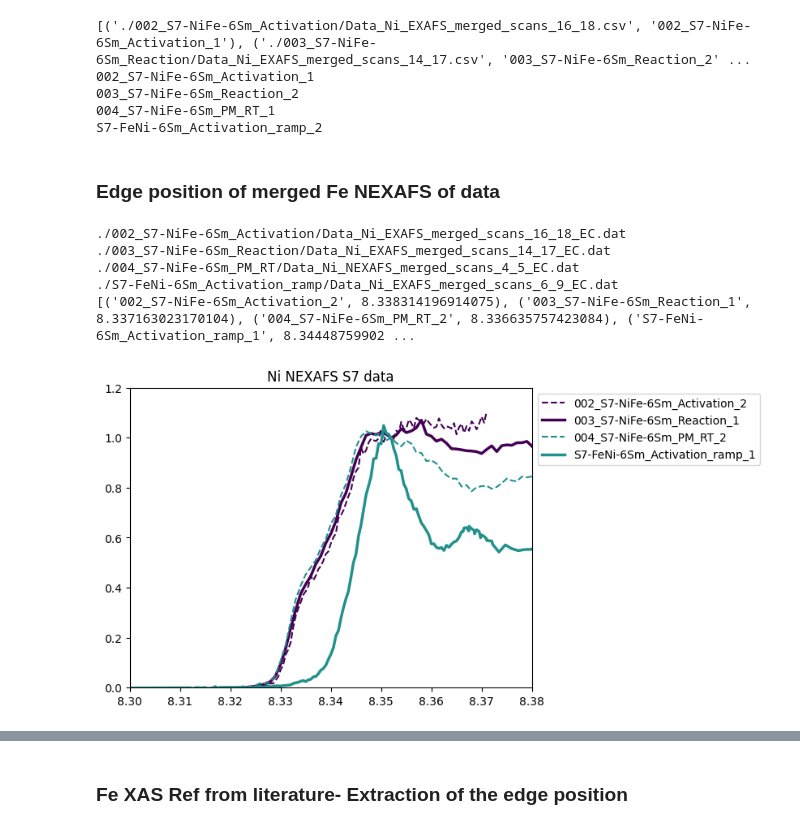
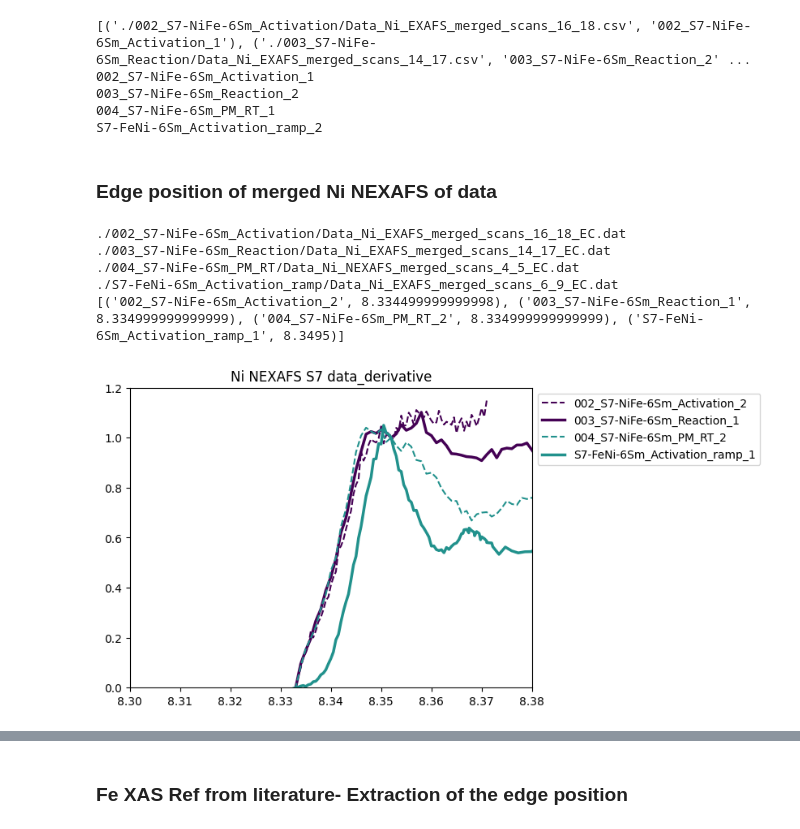
Before and after one commit to raulgarciadiez/myspot_2024_07, a Jupyter notebook: S7-NiFe-6Sm/Summary_plots.ipynb, the cells around one changed output, grey strips where cells are left out. Drawn from its saved outputs; the diff is of its cells as text; code cells hidden in the pictures.

Commit message:
derivative_

```diff
--- a/S7-NiFe-6Sm/Summary_plots.ipynb
+++ b/S7-NiFe-6Sm/Summary_plots.ipynb
@@ -415,11 +453,11 @@ for (lab, en) in energ_calib_Fe_NEXAFS_list:
 #print(sample_condition_list)
 #print(edge_position_list)
 plt.xticks(rotation=45, ha='right')
-plt.ylabel ("Measured energy of the Fe K-edge / eV")
+plt.ylabel ("Measured energy of the Fe K-edge_derivative / eV")
 #plt.savefig('Fe_REF_energy_shift.png')
 
 #Save the edge data in a new file
-filename = label.split('_')[0]+"_Fe_EC_position.dat"  #'sample_data.dat'
+filename = label.split('_')[0]+"_Fe_EC_position_derivative.dat"  #'sample_data.dat'
 #print(filename)
 
 # Writing to csv file
@@ -472,17 +510,18 @@ for idx,(file_path, label) in enumerate(labeled_files):
 004_S7-NiFe-6Sm_PM_RT_1
 S7-FeNi-6Sm_Activation_ramp_2
 # %% [markdown]
-### Edge position of merged Fe NEXAFS of data
+### Edge position of merged Ni NEXAFS of data
 # %%
 #search_string = "Ni_*_merged" #there are NEXAFS and EXAFS file. I will filter this in another way
 search_string_2 = "EC"
 var1="roi4" # diode1 / roiX / ionch1
 var2="mcaLt" # AS_IC / mcaLt mcaRt
 
-monoE_min = 8.322
-monoE_max = 8.352
-#edge = 8.333
-# Ni K-edge is at 7.112 KeV
+monoE_min = 8.333
+monoE_max = 8.352 #8.3455
+
+
+# Ni K-edge is at 8.333 KeV
 
 labeled_files= []
 for root, dirs, files in os.walk("."):
@@ -513,50 +552,54 @@ for idx, (file_path, label) in enumerate(labeled_files):
 
     x = result_df['monoE']
     result_df["I_norm"]=(result_df[f'{var1}/{var2}_mean'] - signal_min)/(signal_max - signal_min)
     y = -0.0*idx + (result_df["I_norm"])
     err = (result_df[f'{var1}/{var2}_std'] - signal_min)/(signal_max - signal_min)
 
+    edge_position = find_edge_position(result_df['monoE'].values, result_df["I_norm"].values, monoE_min, monoE_max)
 
-    target_min = result_df.loc[result_df['monoE'] == closest_monoE1, 'I_norm'].values[0]
-    target_max = result_df.loc[result_df['monoE'] == closest_monoE2, 'I_norm'].values[0]
-    target_value = (target_max - target_min)/2
+    # Use the detected edge position to refine your calibration or other calculations
+    #edge_energy = result_df['monoE'].iloc[edge_position_idx]  # Energy at the detected edge position
+
+    #target_min = result_df.loc[result_df['monoE'] == closest_monoE1, 'I_norm'].values[0]
+    #target_max = result_df.loc[result_df['monoE'] == closest_monoE2, 'I_norm'].values[0]
+    #target_value = (target_max - target_min)/2
 
     ## this adds a constrain that the energy edge value should be between the monoE_min and monoE_max values
-    idx_before = result_df[(result_df["I_norm"] <= target_value) &
-                       (result_df['monoE'] >= monoE_min) &
-                       (result_df['monoE'] <= monoE_max)].index[-1]
+    #idx_before = result_df[(result_df["I_norm"] <= target_value) &
+    #                   (result_df['monoE'] >= monoE_min) &
+    #                   (result_df['monoE'] <= monoE_max)].index[-1]
 
-    idx_after = result_df[(result_df["I_norm"] > target_value) &
-                      (result_df['monoE'] >= monoE_min) &
-                      (result_df['monoE'] <= monoE_max)].index[0]
+    #idx_after = result_df[(result_df["I_norm"] > target_value) &
+    #                  (result_df['monoE'] >= monoE_min) &
+    #                  (result_df['monoE'] <= monoE_max)].index[0]
 
 
-    x0, y0 = result_df.loc[idx_before, "I_norm"], result_df.loc[idx_before, 'monoE']
-    x1, y1 = result_df.loc[idx_after, "I_norm"], result_df.loc[idx_after, 'monoE']
-    interpolated_monoE = y0 + (target_value - x0) * (y1 - y0) / (x1 - x0)
-    energ_calib_Ni_XAFS_list.append((label,float(interpolated_monoE)))
+    #x0, y0 = result_df.loc[idx_before, "I_norm"], result_df.loc[idx_before, 'monoE']
+    #x1, y1 = result_df.loc[idx_after, "I_norm"], result_df.loc[idx_after, 'monoE']
+    #interpolated_monoE = y0 + (target_value - x0) * (y1 - y0) / (x1 - x0)
+    energ_calib_Ni_XAFS_list.append((label,float(edge_position)))
 
 
     if label.endswith('_1'):
         plt.plot(x, y, label=label, linewidth=2.5, color=color)
     elif label.endswith('_2'):
         plt.plot(x, y, color=color, linestyle='--', linewidth=1.5, label=label)
     #plt.fill_between(x, y - err,y + err, color=color, alpha=0.2)
 print(energ_calib_Ni_XAFS_list)
 
 plt.ylim([0,1.2])
 plt.xlim([8.3,8.38])
 plt.legend(loc='upper left', bbox_to_anchor=(1, 1))
-plt.title("Ni NEXAFS S7 data")
+plt.title("Ni NEXAFS S7 data_derivative")
 
-plt.savefig('Ni_NEXAFS_S7_data.png')
+plt.savefig('Ni_NEXAFS_S7_data_derivative.png')
 # %% [output]
 ./002_S7-NiFe-6Sm_Activation/Data_Ni_EXAFS_merged_scans_16_18_EC.dat
 ./003_S7-NiFe-6Sm_Reaction/Data_Ni_EXAFS_merged_scans_14_17_EC.dat
 ./004_S7-NiFe-6Sm_PM_RT/Data_Ni_NEXAFS_merged_scans_4_5_EC.dat
 ./S7-FeNi-6Sm_Activation_ramp/Data_Ni_EXAFS_merged_scans_6_9_EC.dat
-[('002_S7-NiFe-6Sm_Activation_2', 8.338314196914075), ('003_S7-NiFe-6Sm_Reaction_1', 8.337163023170104), ('004_S7-NiFe-6Sm_PM_RT_2', 8.336635757423084), ('S7-FeNi-6Sm_Activation_ramp_1', 8.34448759902 ...
+[('002_S7-NiFe-6Sm_Activation_2', 8.334499999999998), ('003_S7-NiFe-6Sm_Reaction_1', 8.334999999999999), ('004_S7-NiFe-6Sm_PM_RT_2', 8.334999999999999), ('S7-FeNi-6Sm_Activation_ramp_1', 8.3495)]
-[figure, old version]
+[figure, new version]
 # %%
 edge_position_list = []
 sample_condition_list = []
```
Also changed, not shown: parts of 8 cells of this notebook, 14 other files.
